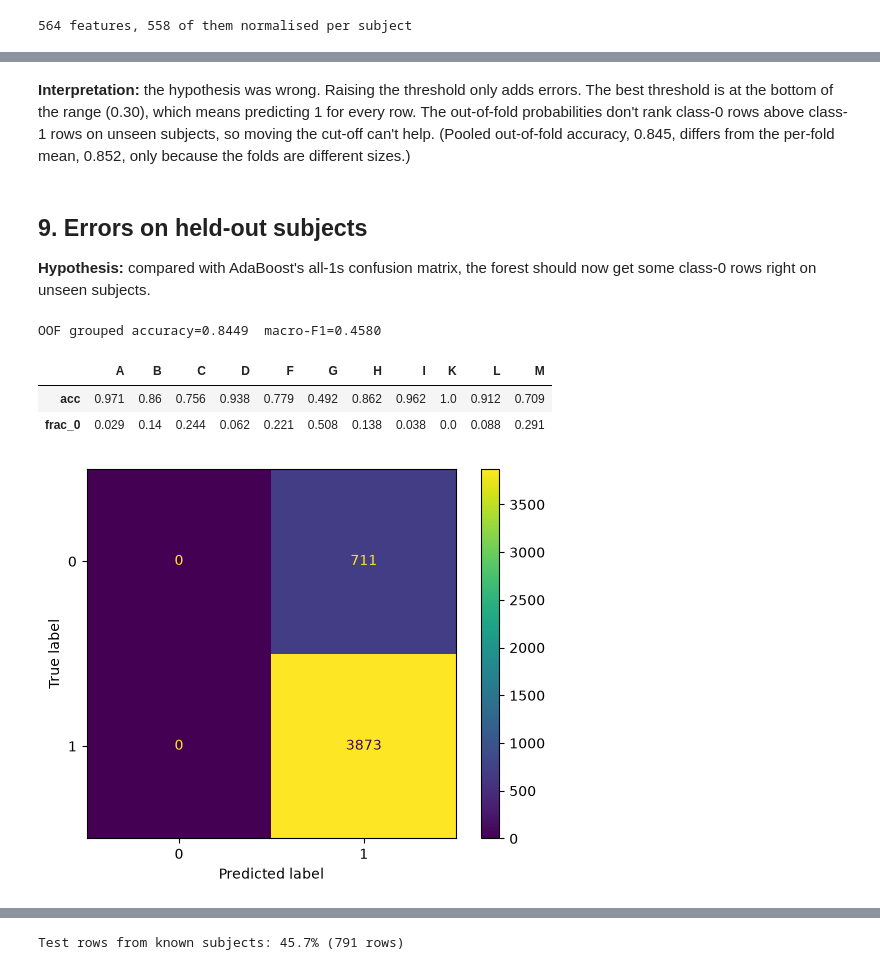
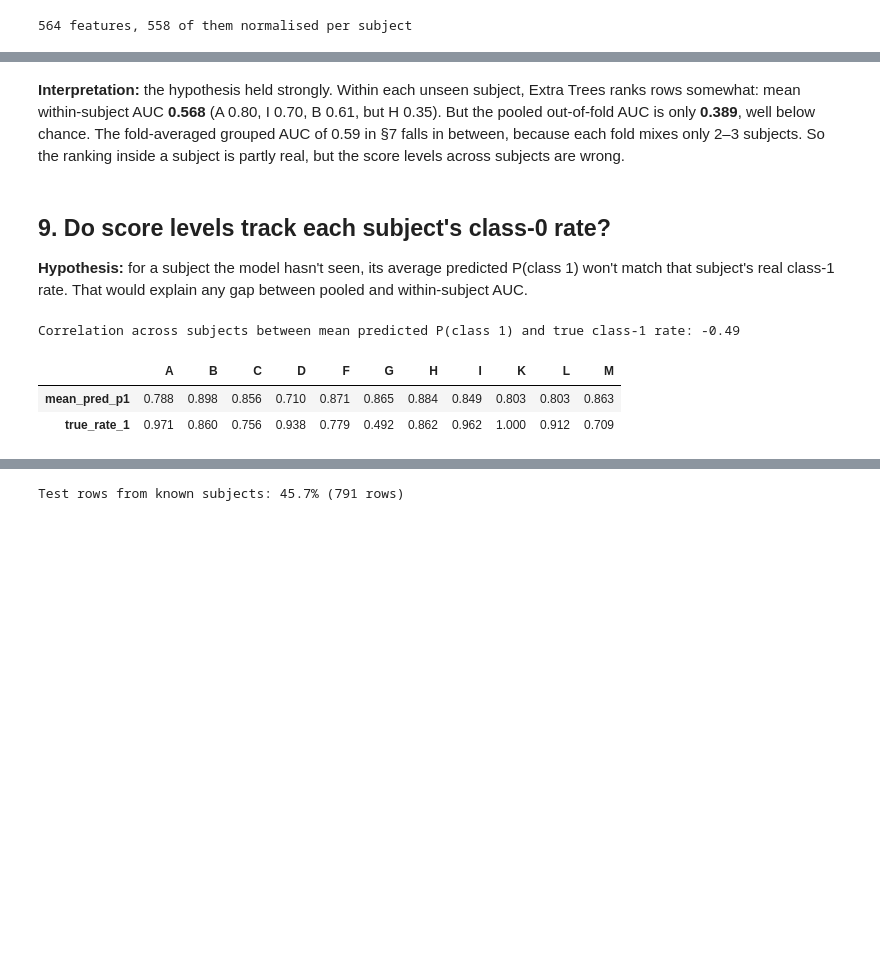
Before and after one commit to ayoolaore/ml_classifier_experiments, a Jupyter notebook: src/random_forest.ipynb, the cells around one changed output, grey strips where cells are left out. Saved outputs shown, nothing was run; the diff lists cells and outputs as text; code cells hidden in the pictures; blank space fills up the shorter version.

```diff
--- a/src/random_forest.ipynb
+++ b/src/random_forest.ipynb
@@ -165,6 +202,6 @@ unseen subjects. We tune on grouped CV using the better feature set from Experim
 # %%
 best_rep = max(["raw", "subject-norm"],
-               key=lambda r: pd.DataFrame(results).set_index("model").loc[f"rf default, {r}", "group_acc"])
+               key=lambda r: pd.DataFrame(results).set_index("model").loc[f"rf default, {r}", "group_auc"])
 X_best, X_test_best = (X_norm, X_test_norm) if best_rep == "subject-norm" else (X_raw, X_test_raw)
 print("Using features:", best_rep)
 
@@ -173,9 +210,9 @@ for mf in ["sqrt", 0.1, 0.3]:
     for leaf in [1, 5, 20]:
         m = RandomForestClassifier(n_estimators=300, max_features=mf, min_samples_leaf=leaf,
                                    n_jobs=-1, random_state=RANDOM_STATE)
-        s = cross_validate(m, X_best, y, cv=gkf, groups=groups, n_jobs=-1, scoring=["accuracy", "f1_macro"])
+        s = cross_validate(m, X_best, y, cv=gkf, groups=groups, n_jobs=-1, scoring=["roc_auc", "accuracy"])
         grid.append({"max_features": mf, "min_samples_leaf": leaf,
-                     "group_acc": s["test_accuracy"].mean(), "group_f1m": s["test_f1_macro"].mean()})
+                     "group_auc": s["test_roc_auc"].mean(), "group_acc": s["test_accuracy"].mean()})
 grid = pd.DataFrame(grid)
-grid.pivot(index="max_features", columns="min_samples_leaf", values="group_acc").round(4)
+grid.pivot(index="max_features", columns="min_samples_leaf", values="group_auc").round(4)
 # %% [output]
@@ -188,5 +225,5 @@ Using features: raw
 # %%
-best = grid.loc[grid.group_acc.idxmax()]
+best = grid.loc[grid.group_auc.idxmax()]
 best_params = {"max_features": best.max_features, "min_samples_leaf": int(best.min_samples_leaf)}
 print("Best:", best_params)
 rf_best = RandomForestClassifier(n_estimators=500, n_jobs=-1, random_state=RANDOM_STATE, **best_params)
@@ -239,19 +277,11 @@ out-of-fold grouped probabilities, a higher threshold for predicting class 1 sho
 # %%
-final_model = et if et_row.group_acc > rf_row.group_acc else rf_best
+final_model = et if et_row.group_auc > rf_row.group_auc else rf_best
 print("Model:", type(final_model).__name__)
 
 oof = cross_val_predict(final_model, X_best, y, cv=gkf, groups=groups, method="predict_proba", n_jobs=-1)[:, 1]
-thresholds = np.linspace(0.3, 0.8, 51)
-accs = [accuracy_score(y, (oof >= t).astype(int)) for t in thresholds]
-best_t = thresholds[int(np.argmax(accs))]
-
-plt.plot(thresholds, accs)
-plt.axvline(0.5, color="grey", ls=":", label="default 0.5")
-plt.axhline((y == 1).mean(), color="grey", ls="--", label="majority")
-plt.xlabel("threshold for predicting class 1")
-plt.ylabel("OOF GroupKFold accuracy")
-plt.legend()
-print(f"acc at 0.5 = {accuracy_score(y, (oof >= 0.5).astype(int)):.4f}, "
-      f"best = {max(accs):.4f} at t = {best_t:.2f}")
+within = within_subject_auc(oof)
+print(f"Pooled out-of-fold grouped AUC: {roc_auc_score(y, oof):.3f}")
+print(f"Mean within-subject AUC:        {within.mean():.3f}")
+within.round(3).rename("within-subject AUC (subject unseen)").to_frame().T
 # %% [output]
 Model: ExtraTreesClassifier
@@ -260,24 +292,23 @@ acc at 0.5 = 0.8447, best = 0.8449 at t = 0.30
 # %% [markdown]
-**Interpretation:** the hypothesis was wrong. Raising the threshold only adds errors. The best
-threshold is at the bottom of the range (0.30), which means predicting 1 for every row. The
-out-of-fold probabilities don't rank class-0 rows above class-1 rows on unseen subjects, so moving
-the cut-off can't help. (Pooled out-of-fold accuracy, 0.845, differs from the per-fold mean, 0.852,
-only because the folds are different sizes.)
+**Interpretation:** the hypothesis held strongly. Within each unseen subject, Extra Trees ranks rows
+somewhat: mean within-subject AUC **0.568** (A 0.80, I 0.70, B 0.61, but H 0.35). But the pooled
+out-of-fold AUC is only **0.389**, well below chance. The fold-averaged grouped AUC of 0.59 in §7
+falls in between, because each fold mixes only 2–3 subjects. So the ranking inside a subject is
+partly real, but the score levels across subjects are wrong.
 # %% [markdown]
-## 9. Errors on held-out subjects
+## 9. Do score levels track each subject's class-0 rate?
 
-**Hypothesis:** compared with AdaBoost's all-1s confusion matrix, the forest should now get some
-class-0 rows right on unseen subjects.
+**Hypothesis:** for a subject the model hasn't seen, its average predicted P(class 1) won't match
+that subject's real class-1 rate. That would explain any gap between pooled and within-subject AUC.
 # %%
-pred = (oof >= best_t).astype(int)
-print(f"OOF grouped accuracy={accuracy_score(y, pred):.4f}  macro-F1={f1_score(y, pred, average='macro'):.4f}")
-ConfusionMatrixDisplay(confusion_matrix(y, pred)).plot()
-pd.DataFrame({"acc": pd.Series(pred == y).groupby(groups.values).mean(),
-              "frac_0": (y == 0).groupby(groups.values).mean()}).round(3).T
+levels = pd.DataFrame({"mean_pred_p1": pd.Series(oof).groupby(g_arr).mean(),
+                       "true_rate_1": (y == 1).groupby(g_arr).mean()})
+print(f"Correlation across subjects between mean predicted P(class 1) and true class-1 rate: "
+      f"{levels.corr().iloc[0, 1]:.2f}")
+levels.round(3).T
 # %% [output]
-OOF grouped accuracy=0.8449  macro-F1=0.4580
+Correlation across subjects between mean predicted P(class 1) and true class-1 rate: -0.49
 |  | A | B | C | D | F | G | H | I | K | L | M |
-| acc | 0.971 | 0.86 | 0.756 | 0.938 | 0.779 | 0.492 | 0.862 | 0.962 | 1.0 | 0.912 | 0.709 |
-| frac_0 | 0.029 | 0.14 | 0.244 | 0.062 | 0.221 | 0.508 | 0.138 | 0.038 | 0.0 | 0.088 | 0.291 |
+| mean_pred_p1 | 0.788 | 0.898 | 0.856 | 0.710 | 0.871 | 0.865 | 0.884 | 0.849 | 0.803 | 0.803 | 0.863 |
+| true_rate_1 | 0.971 | 0.860 | 0.756 | 0.938 | 0.779 | 0.492 | 0.862 | 0.962 | 1.000 | 0.912 | 0.709 |
-[figure, removed]
 # %% [markdown]
```
Also changed, not shown: parts of 35 cells of this notebook, 13 other files.
